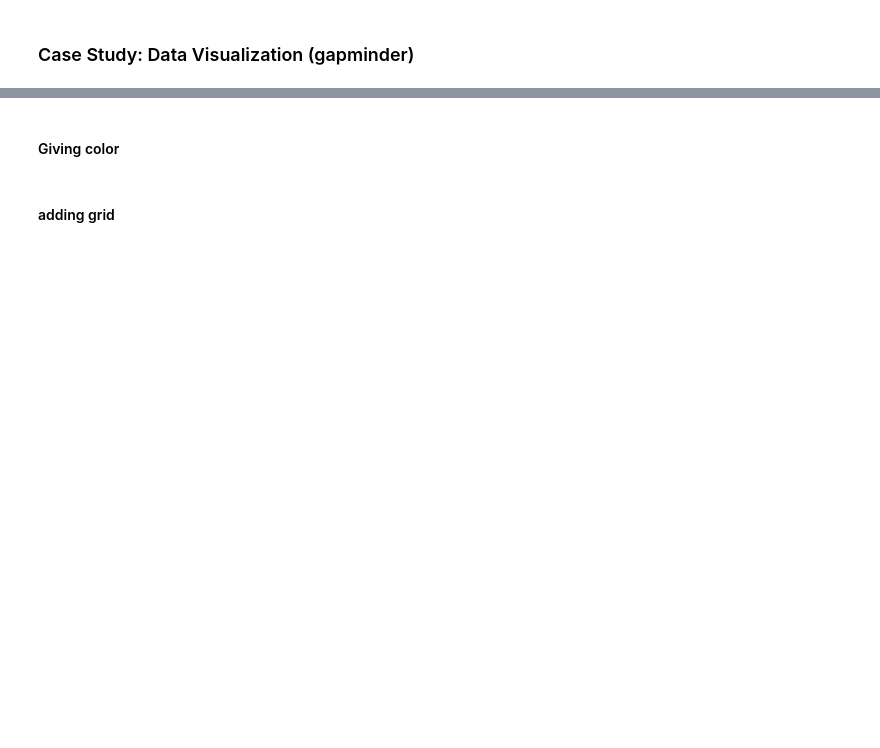
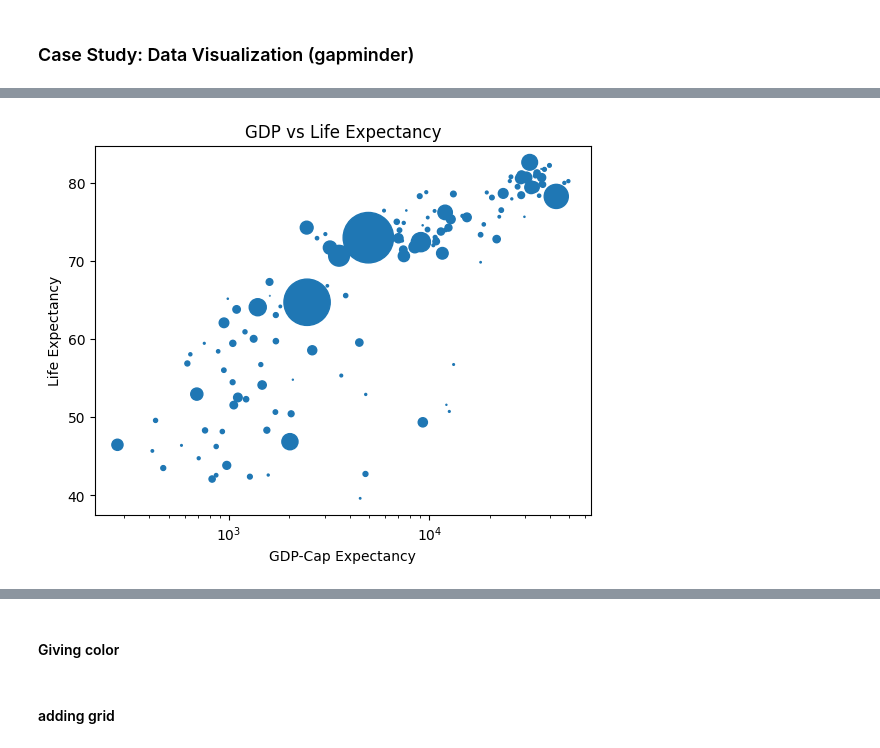
Before and after one commit to ShaheerJamalChishti90/CDE-Learning-B2, a Jupyter notebook: 03 Data Analysis/Numpy & Matplotlib/02_CaseStudy_Data_Visualization.ipynb, the cells around one changed output, grey strips where cells are left out. Drawn from its saved outputs; the diff is of its cells as text; code cells hidden in the pictures; blank space fills up the shorter version.

```diff
--- a/03 Data Analysis/Numpy & Matplotlib/02_CaseStudy_Data_Visualization.ipynb
+++ b/03 Data Analysis/Numpy & Matplotlib/02_CaseStudy_Data_Visualization.ipynb
@@ -18,0 +59,23 @@ import matplotlib.pyplot as plt
+# %%
+pop = df.population
+npp = np.array(pop)/1000000
+npp
+# %%
+
+# Basic scatter plot, log scale
+plt.scatter(gdp_cap, life_exp,s=npp)
+plt.xscale('log')
+# Strings
+
+# Add axis labels
+plt.title("GDP vs Life Expectancy")
+plt.xlabel("GDP-Cap Expectancy")
+plt.ylabel("Life Expectancy")
+
+# Add title
+
+plt.show()
+
+# add text in this chart
+# %% [output]
+[figure, added]
```
Also changed, not shown: parts of 5 cells of this notebook, 1 other file.
